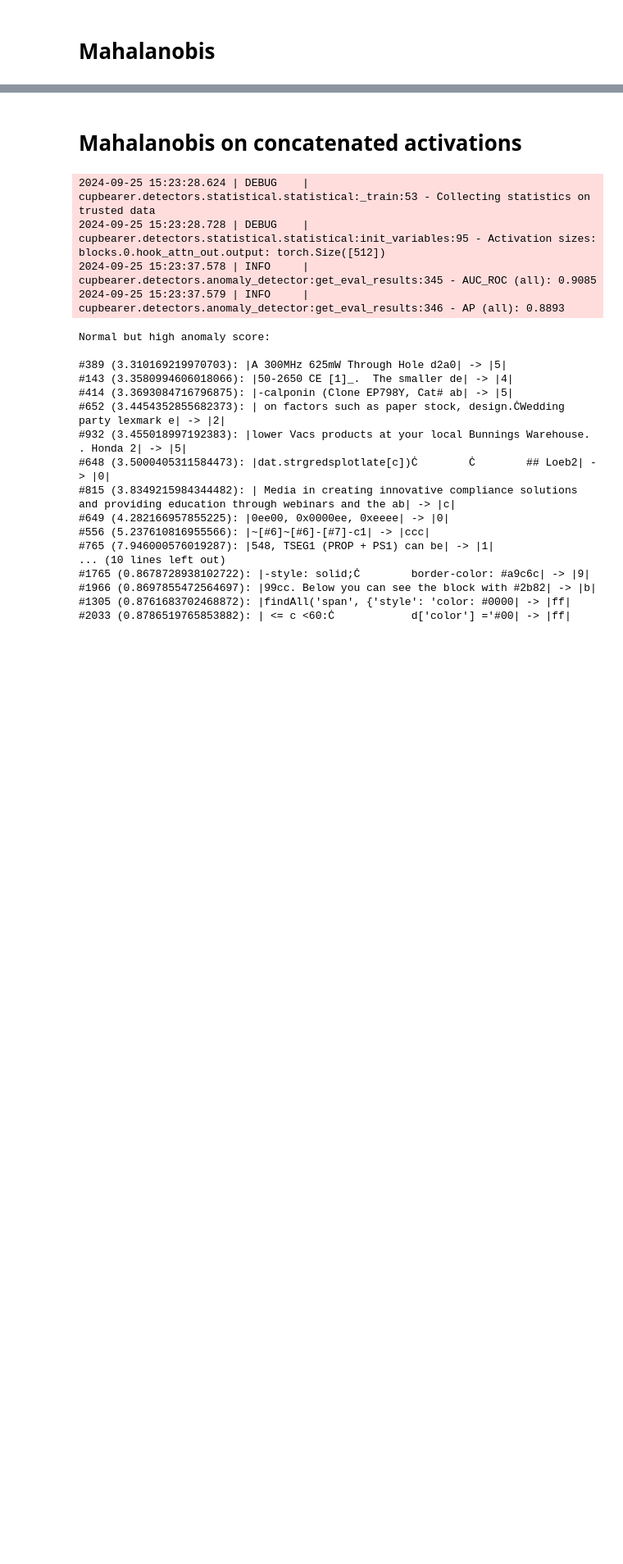
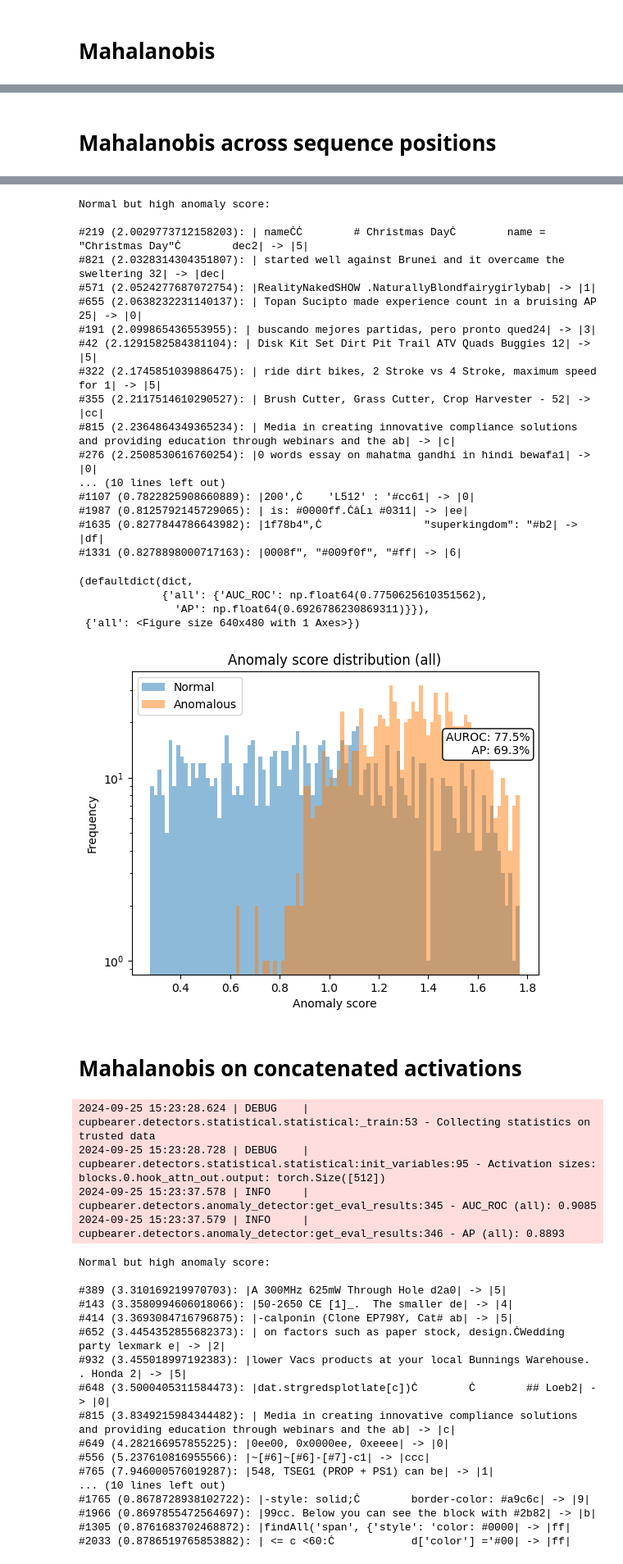
Before and after one commit to jordansauce/mad-experiments, a Jupyter notebook: tiny_natural_mechanisms.ipynb, the cells around one changed output, grey strips where cells are left out. Shown at 82% size. Drawn from its saved outputs; the diff is of its cells as text; code cells hidden in the pictures; blank space fills up the shorter version.

```diff
--- a/tiny_natural_mechanisms.ipynb
+++ b/tiny_natural_mechanisms.ipynb
@@ -209,0 +374,8 @@ Normal but high anomaly score:
+# %% [markdown]
+# Mahalanobis across sequence positions
+# %%
+cache = detectors.FeatureCache(device=device)
+mahalanobis_detector = detectors.MahalanobisDetector(activation_names=names, layer_aggregation="mean", cache=cache)
+mahalanobis_detector.train(task, batch_size=64)
+mahalanobis_detector.eval(dataset=task.test_data, batch_size=64, show_worst_mistakes=True, sample_format_fn=sample_format_fn)
+# %% [output]
@@ -210,3 +388,25 @@ Normal but high anomaly score:
+Normal but high anomaly score:
+
+#219 (2.0029773712158203): | nameĊĊ        # Christmas DayĊ        name = "Christmas Day"Ċ        dec2| -> |5|
+#821 (2.0328314304351807): | started well against Brunei and it overcame the sweltering 32| -> |dec|
+#571 (2.0524277687072754): |RealityNakedSHOW .NaturallyBlondfairygirlybab| -> |1|
+#655 (2.0638232231140137): | Topan Sucipto made experience count in a bruising AP 25| -> |0|
+#191 (2.099865436553955): | buscando mejores partidas, pero pronto qued24| -> |3|
+#42 (2.1291582584381104): | Disk Kit Set Dirt Pit Trail ATV Quads Buggies 12| -> |5|
+#322 (2.1745851039886475): | ride dirt bikes, 2 Stroke vs 4 Stroke, maximum speed for 1| -> |5|
+#355 (2.2117514610290527): | Brush Cutter, Grass Cutter, Crop Harvester - 52| -> |cc|
+#815 (2.2364864349365234): | Media in creating innovative compliance solutions and providing education through webinars and the ab| -> |c|
+#276 (2.2508530616760254): |0 words essay on mahatma gandhi in hindi bewafa1| -> |0|
+... (10 lines left out)
+#1107 (0.7822825908660889): |200',Ċ    'L512' : '#cc61| -> |0|
+#1987 (0.8125792145729065): | is: #0000ff.ĊâĹı #0311| -> |ee|
+#1635 (0.8277844786643982): |1f78b4",Ċ                "superkingdom": "#b2| -> |df|
+#1331 (0.8278898000717163): |0008f", "#009f0f", "#ff| -> |6|
+(defaultdict(dict,
+             {'all': {'AUC_ROC': np.float64(0.7750625610351562),
+               'AP': np.float64(0.6926786230869311)}}),
+ {'all': <Figure size 640x480 with 1 Axes>})
+[figure, added]
 # %% [markdown]
 # Mahalanobis on concatenated activations
 # %%
```
Also changed, not shown: parts of 19 cells of this notebook, 2 other files.
